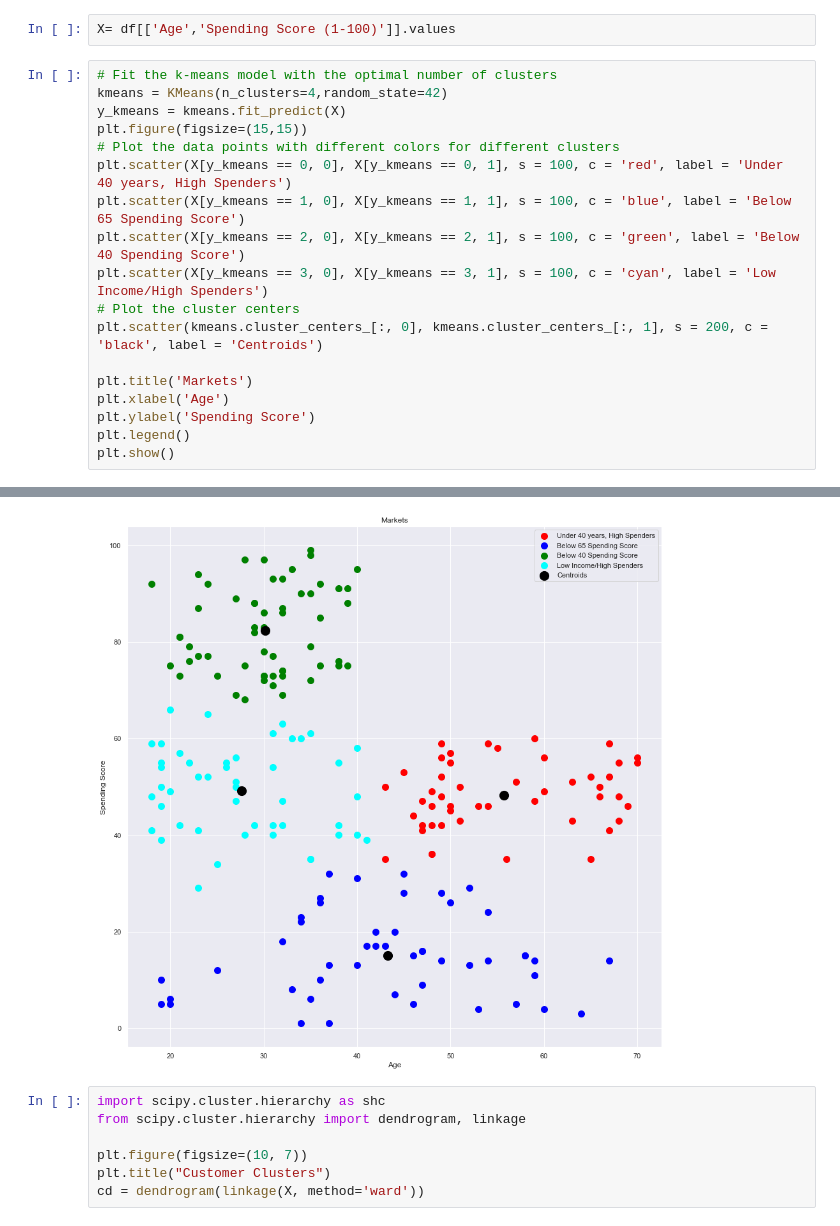
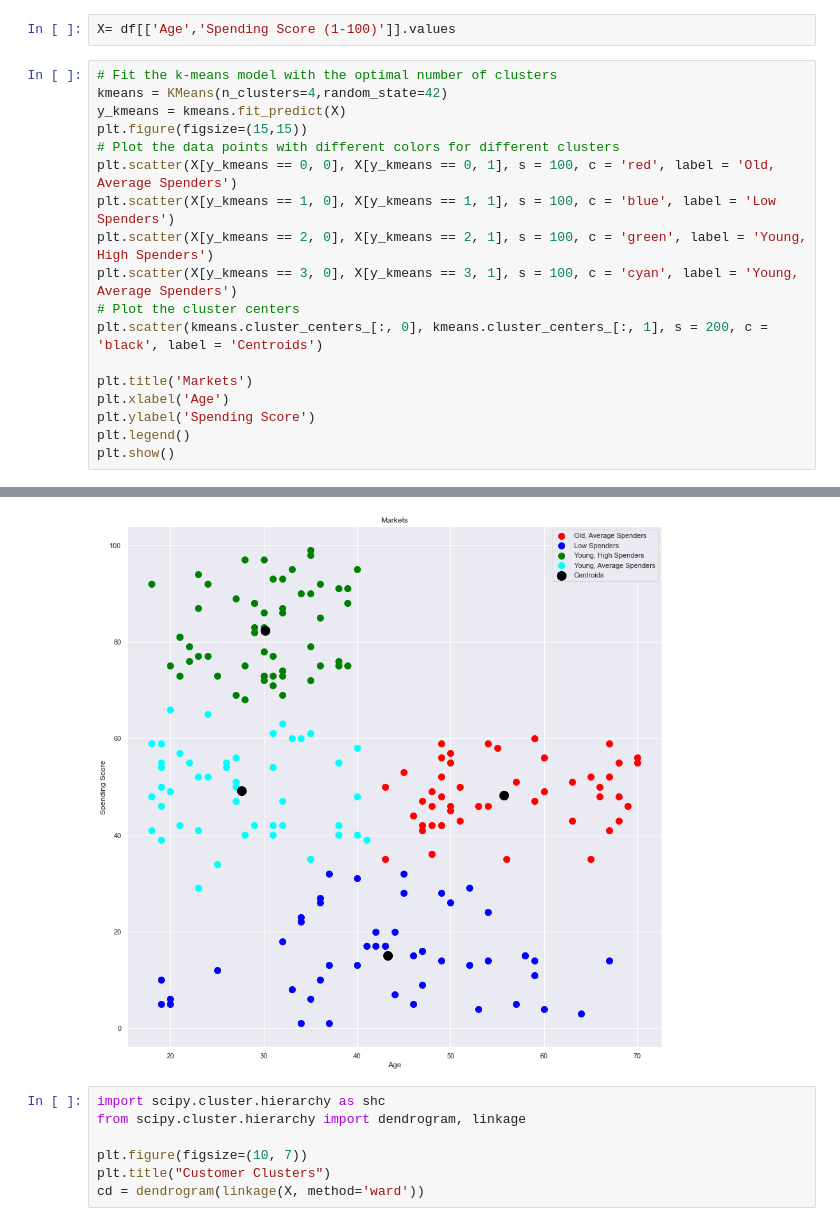
Before and after one commit to Pinkie2849/Customer_Marketing_Clustering, a Jupyter notebook: Python/Customer_Marketing_Analysis.ipynb, the cells around one changed output, grey strips where cells are left out. Cells and saved outputs as stored; diff of their text form.

```diff
--- a/Python/Customer_Marketing_Analysis.ipynb
+++ b/Python/Customer_Marketing_Analysis.ipynb
@@ -206,10 +224,10 @@ kmeans = KMeans(n_clusters=4,random_state=42)
 y_kmeans = kmeans.fit_predict(X)
 plt.figure(figsize=(15,15))
 # Plot the data points with different colors for different clusters
-plt.scatter(X[y_kmeans == 0, 0], X[y_kmeans == 0, 1], s = 100, c = 'red', label = 'Under 40 years, High Spenders')
-plt.scatter(X[y_kmeans == 1, 0], X[y_kmeans == 1, 1], s = 100, c = 'blue', label = 'Below 65 Spending Score')
-plt.scatter(X[y_kmeans == 2, 0], X[y_kmeans == 2, 1], s = 100, c = 'green', label = 'Below 40 Spending Score')
-plt.scatter(X[y_kmeans == 3, 0], X[y_kmeans == 3, 1], s = 100, c = 'cyan', label = 'Low Income/High Spenders')
+plt.scatter(X[y_kmeans == 0, 0], X[y_kmeans == 0, 1], s = 100, c = 'red', label = 'Old, Average Spenders')
+plt.scatter(X[y_kmeans == 1, 0], X[y_kmeans == 1, 1], s = 100, c = 'blue', label = 'Low Spenders')
+plt.scatter(X[y_kmeans == 2, 0], X[y_kmeans == 2, 1], s = 100, c = 'green', label = 'Young, High Spenders')
+plt.scatter(X[y_kmeans == 3, 0], X[y_kmeans == 3, 1], s = 100, c = 'cyan', label = 'Young, Average Spenders')
 # Plot the cluster centers
 plt.scatter(kmeans.cluster_centers_[:, 0], kmeans.cluster_centers_[:, 1], s = 200, c = 'black', label = 'Centroids')
 
@@ -222,4 +241,4 @@ plt.show()
-[figure, old version]
+[figure, new version]
 # %%
 import scipy.cluster.hierarchy as shc
 from scipy.cluster.hierarchy import dendrogram, linkage
```
Also changed, not shown: parts of 11 cells of this notebook, 1 other file.
